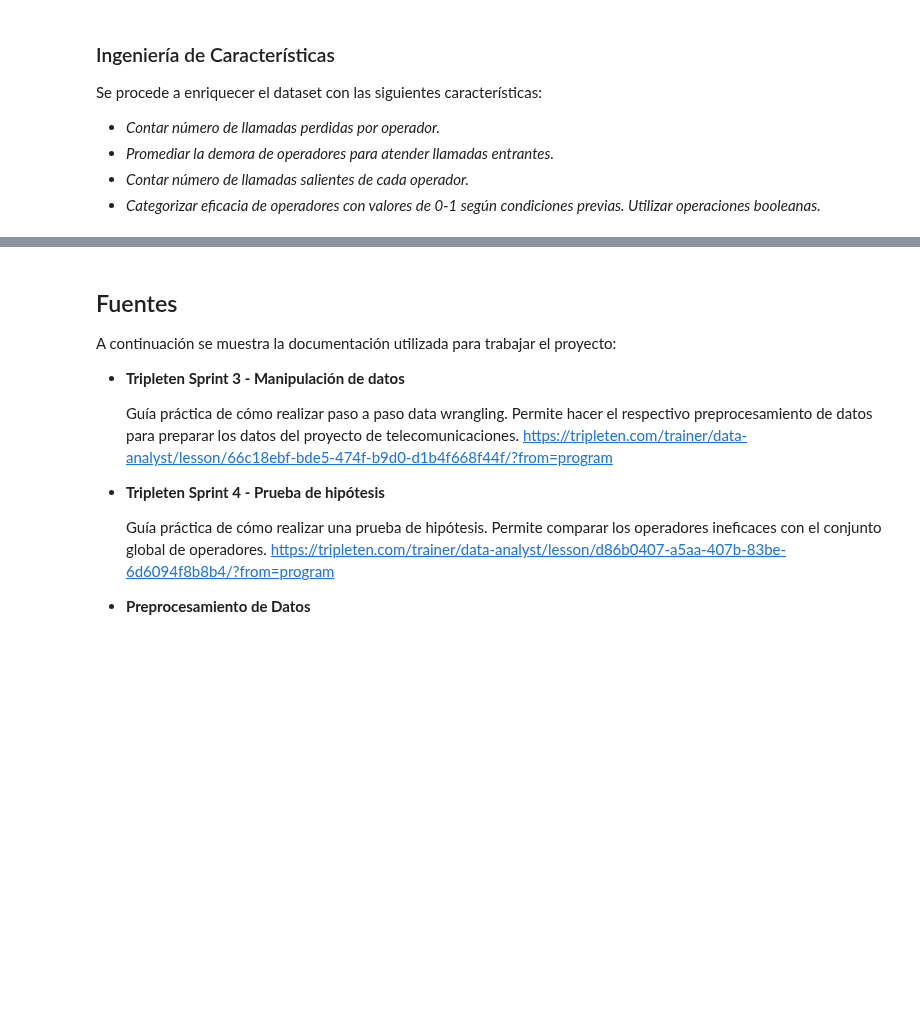
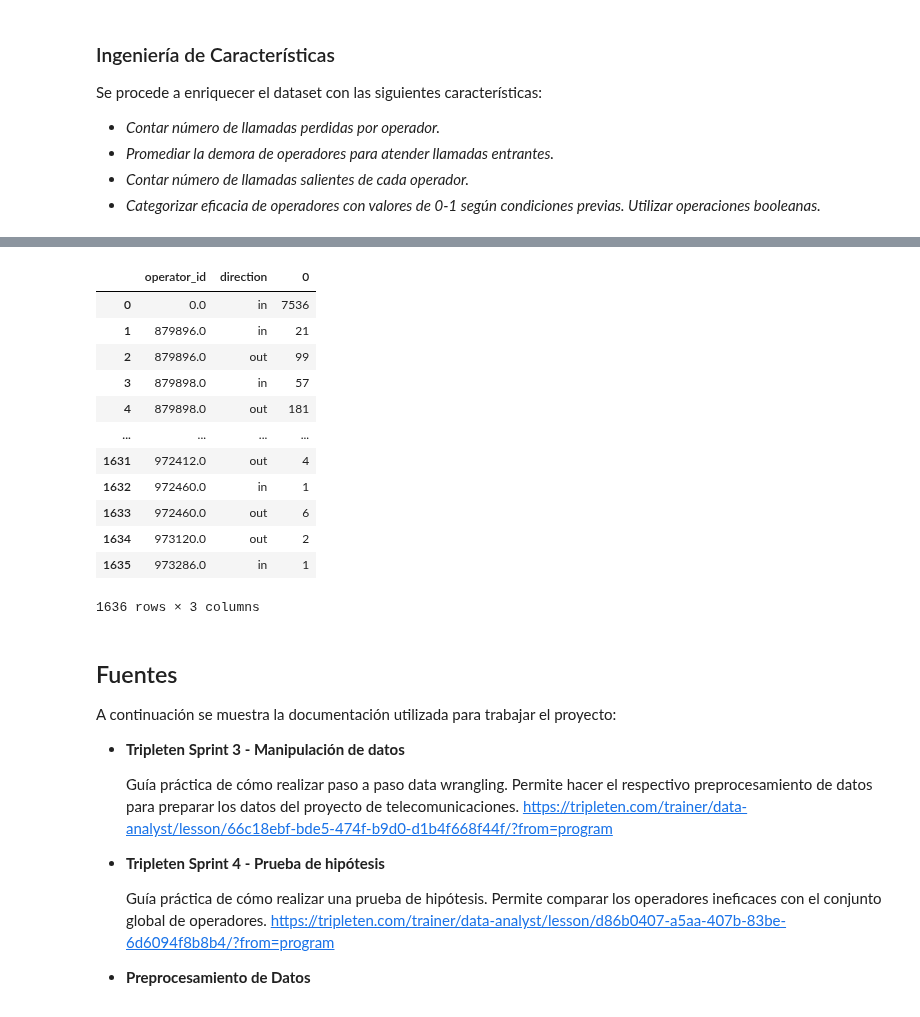
Before and after one commit to ScinDBad/DA_proyecto_final, a Jupyter notebook: proyecto_sp_14.ipynb, the cells around one changed output, grey strips where cells are left out. Cells and saved outputs as stored; diff of their text form; code cells hidden in the pictures; blank space fills up the shorter version.

```diff
--- a/proyecto_sp_14.ipynb
+++ b/proyecto_sp_14.ipynb
@@ -590 +632,18 @@ Se procede a enriquecer el dataset con las siguientes características:
+# %%
+
+calls_full.groupby(['operator_id', 'direction']).size().reset_index()
+# %% [output]
+|  | operator_id | direction | 0 |
+| 0 | 0.0 | in | 7536 |
+| 1 | 879896.0 | in | 21 |
+| 2 | 879896.0 | out | 99 |
+| 3 | 879898.0 | in | 57 |
+| 4 | 879898.0 | out | 181 |
+| ... | ... | ... | ... |
+| 1631 | 972412.0 | out | 4 |
+| 1632 | 972460.0 | in | 1 |
+| 1633 | 972460.0 | out | 6 |
+| 1634 | 973120.0 | out | 2 |
+| 1635 | 973286.0 | in | 1 |
+1636 rows × 3 columns
 # %%
```
Also changed, not shown: parts of 4 cells of this notebook.
